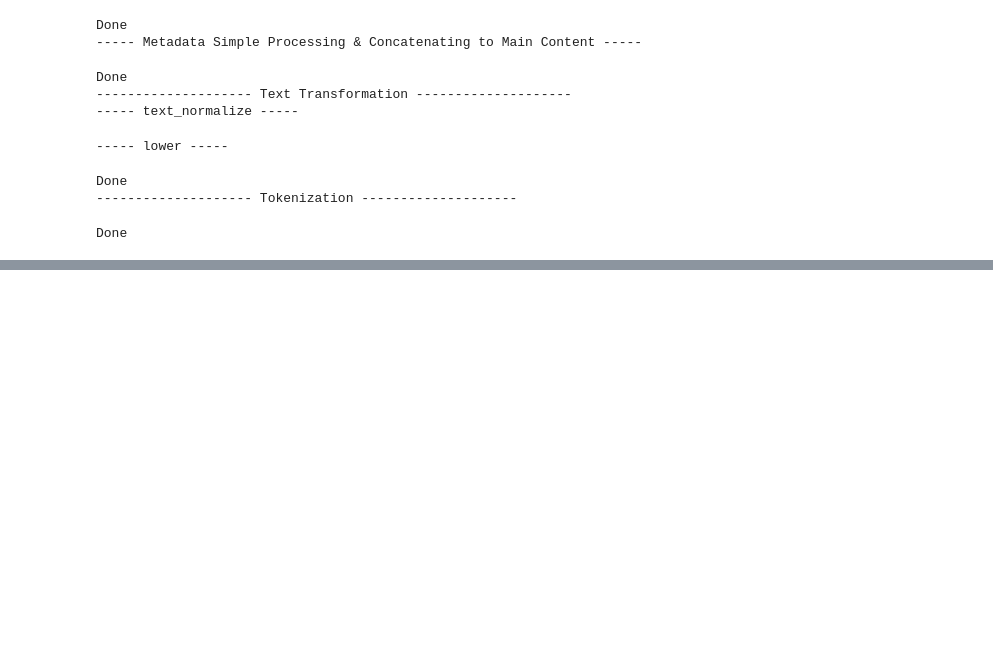
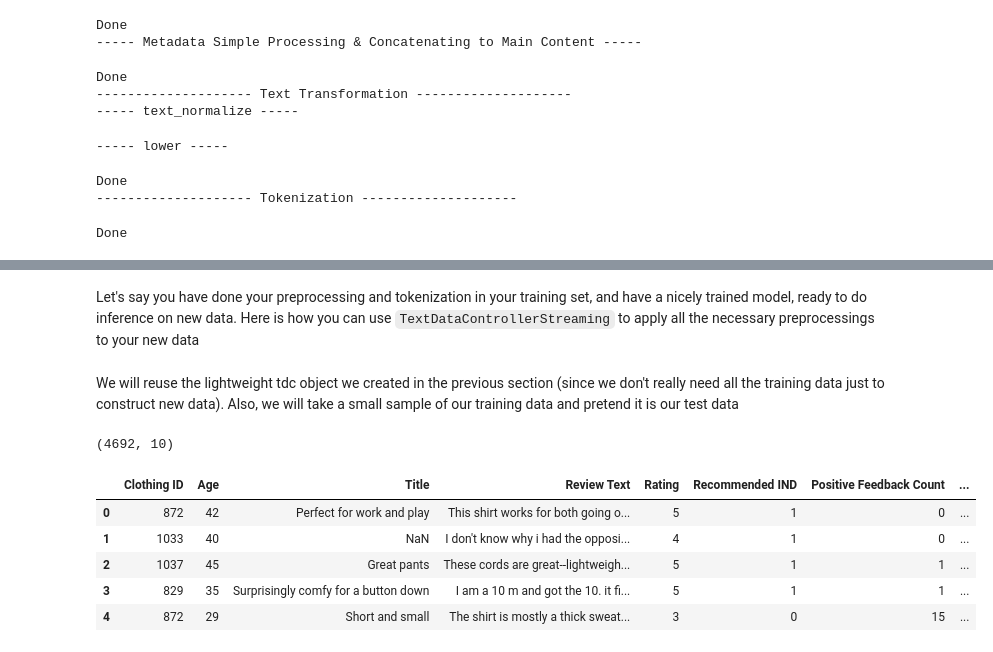
Before and after one commit to anhquan0412/that-nlp-library, a Jupyter notebook: nbs/00_text_main.ipynb, the cells around one changed output, grey strips where cells are left out. Drawn from its saved outputs; the diff is of its cells as text; code cells hidden in the pictures; blank space fills up the shorter version.

```diff
--- a/nbs/00_text_main.ipynb
+++ b/nbs/00_text_main.ipynb
@@ -3635,0 +4177,4 @@ Input_ids: [0, 1645, 44777, 5, 254, 10672, 5, 46647, 1059, 45756, 49, 254, 142,
+# %% [markdown]
+Let's say you have done your preprocessing and tokenization in your training set, and have a nicely trained model, ready to do inference on new data. Here is how you can use `TextDataControllerStreaming` to apply all the necessary preprocessings to your new data
+# %% [markdown]
+We will reuse the lightweight tdc object we created in the previous section (since we don't really need all the training data just to construct new data). Also, we will take a small sample of our training data and pretend it is our test data
@@ -3635,0 +4183,16 @@ Input_ids: [0, 1645, 44777, 5, 254, 10672, 5, 46647, 1059, 45756, 49, 254, 142,
+# %%
+df_test = pd.read_csv('sample_data/Womens_Clothing_Reviews.csv',encoding='utf-8-sig').sample(frac=0.2,random_state=1)
+# drop NaN values in the label column
+df_test = df_test[~df_test['Department Name'].isna()].reset_index(drop=True)
+df_test.shape
+# %% [output]
+(4692, 10)
+# %%
+df_test.head()
+# %% [output]
+|  | Clothing ID | Age | Title | Review Text | Rating | Recommended IND | Positive Feedback Count | ... |
+| 0 | 872 | 42 | Perfect for work and play | This shirt works for both going o... | 5 | 1 | 0 | ... |
+| 1 | 1033 | 40 | NaN | I don't know why i had the opposi... | 4 | 1 | 0 | ... |
+| 2 | 1037 | 45 | Great pants | These cords are great--lightweigh... | 5 | 1 | 1 | ... |
+| 3 | 829 | 35 | Surprisingly comfy for a button down | I am a 10 m and got the 10. it fi... | 5 | 1 | 1 | ... |
+| 4 | 872 | 29 | Short and small | The shirt is mostly a thick sweat... | 3 | 0 | 15 | ... |
```
Also changed, not shown: parts of 227 cells of this notebook, 3 other files.
